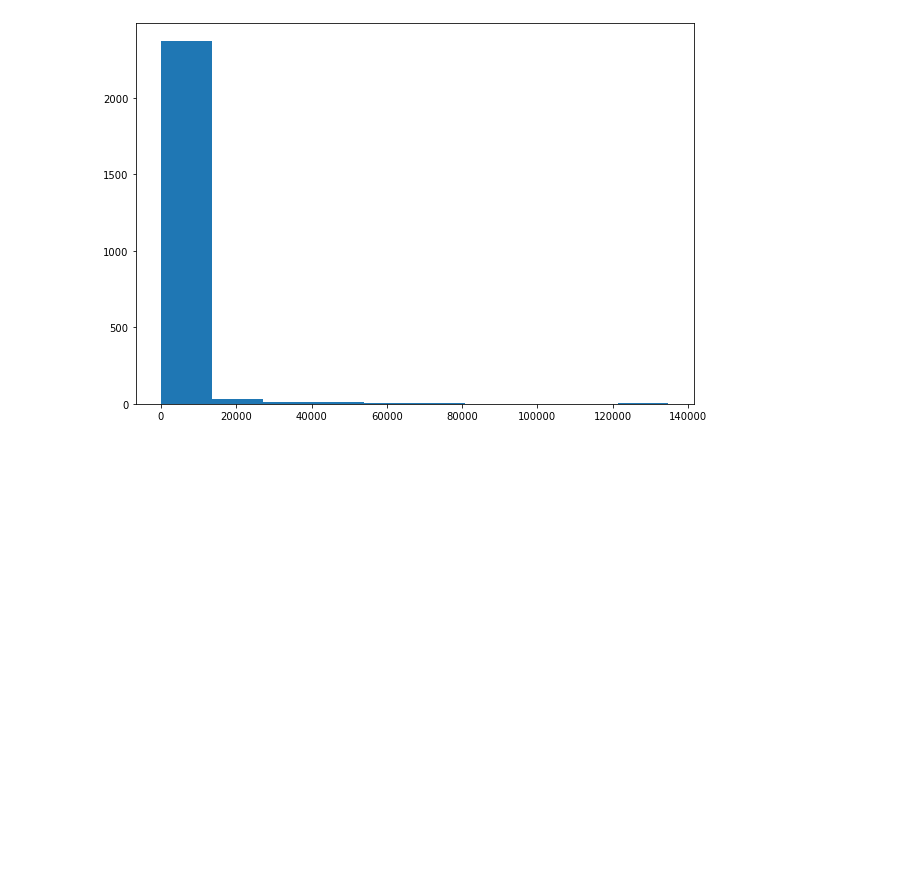
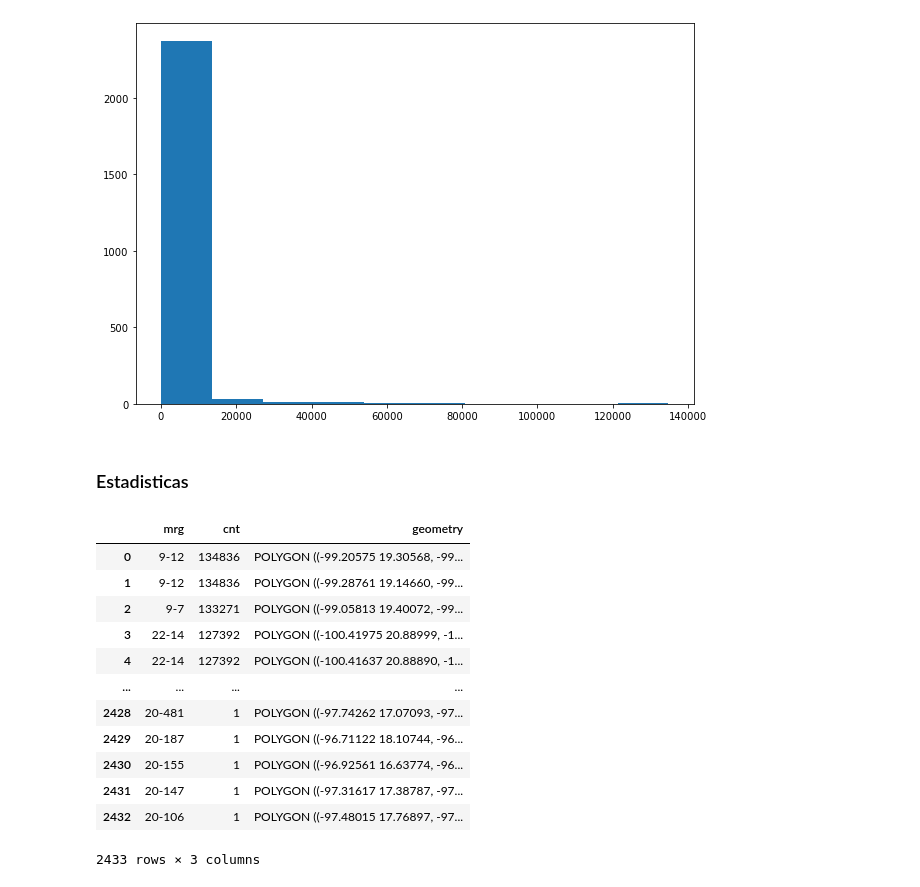
Before and after one commit to EGLL69247/COVID-V2, a Jupyter notebook: COVID.ipynb, the cells around one changed output. Cells and saved outputs as stored; diff of their text form; code cells hidden in the pictures; blank space fills up the shorter version.

```diff
--- a/COVID.ipynb
+++ b/COVID.ipynb
@@ -373,3 +380,21 @@ from geopy.distance import geodesic
 # p1=(18,-116)
 # p2=(18,-111.27)
 # geodesic(p1,p2).km
+# %% [markdown]
+### Estadisticas
+# %%
+pos
+# %% [output]
+|  | mrg | cnt | geometry |
+| 0 | 9-12 | 134836 | POLYGON ((-99.20575 19.30568, -99... |
+| 1 | 9-12 | 134836 | POLYGON ((-99.28761 19.14660, -99... |
+| 2 | 9-7 | 133271 | POLYGON ((-99.05813 19.40072, -99... |
+| 3 | 22-14 | 127392 | POLYGON ((-100.41975 20.88999, -1... |
+| 4 | 22-14 | 127392 | POLYGON ((-100.41637 20.88890, -1... |
+| ... | ... | ... | ... |
+| 2428 | 20-481 | 1 | POLYGON ((-97.74262 17.07093, -97... |
+| 2429 | 20-187 | 1 | POLYGON ((-96.71122 18.10744, -96... |
+| 2430 | 20-155 | 1 | POLYGON ((-96.92561 16.63774, -96... |
+| 2431 | 20-147 | 1 | POLYGON ((-97.31617 17.38787, -97... |
+| 2432 | 20-106 | 1 | POLYGON ((-97.48015 17.76897, -97... |
+2433 rows × 3 columns
```
Also changed, not shown: parts of 20 cells of this notebook.
